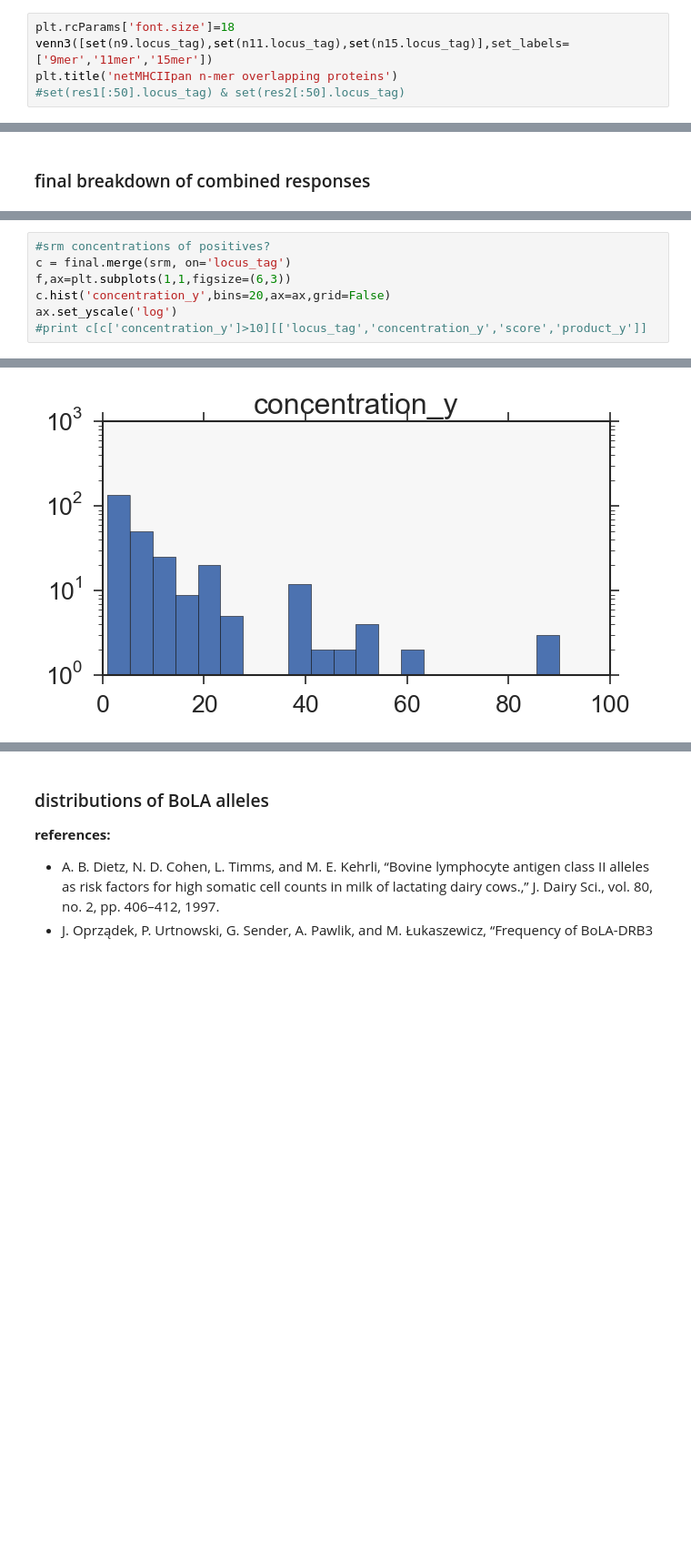
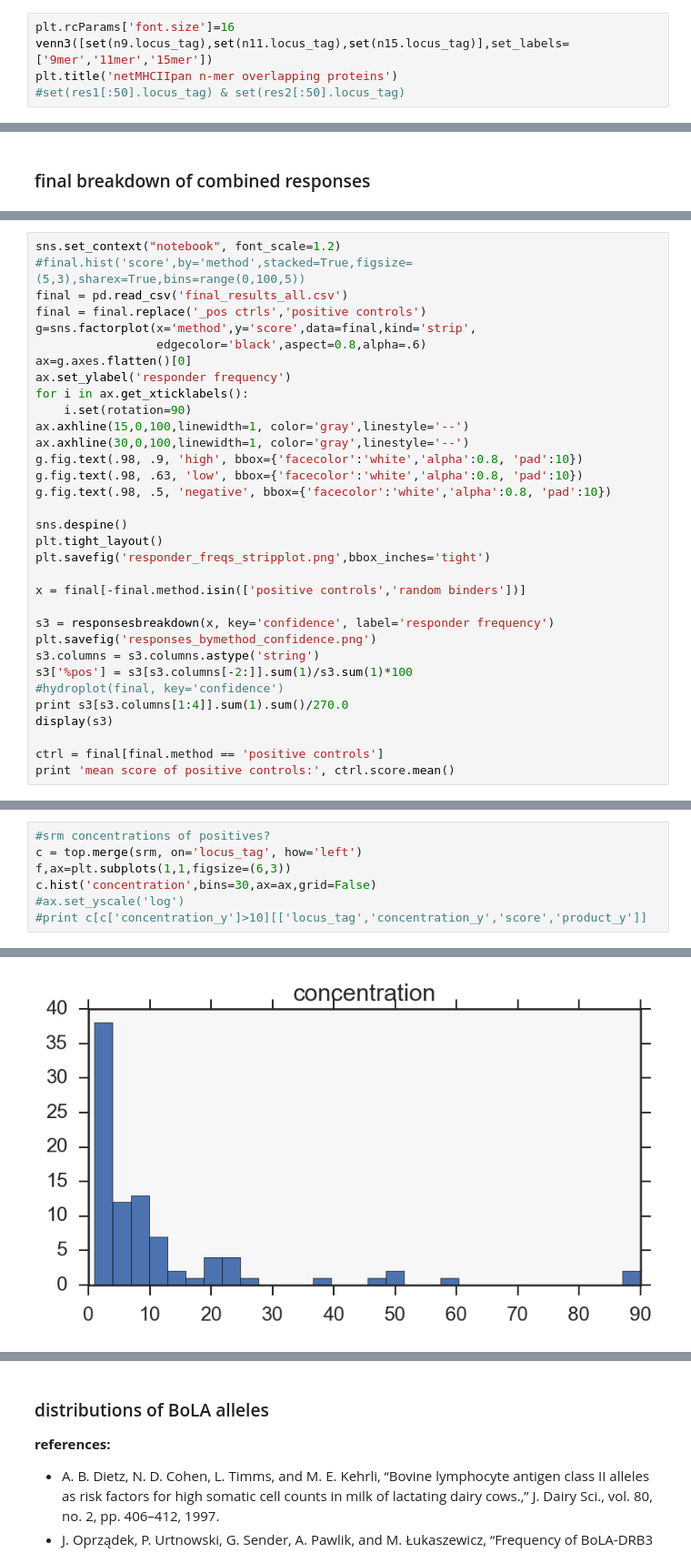
Before and after one commit to dmnfarrell/gordon-group, a Jupyter notebook: antigen-mining/mapping_results.ipynb, the cells around one changed output, grey strips where cells are left out. Shown at 91% size. Drawn from its saved outputs; the diff is of its cells as text; blank space fills up the shorter version.

```diff
--- a/antigen-mining/mapping_results.ipynb
+++ b/antigen-mining/mapping_results.ipynb
@@ -114,7 +134,7 @@ binders_MTB-H37Rv_netmhciipan_bovine_15_3.csv
 3    Rv1296   9.165        2           18    246  264  AAMTASAEYLRLLRRHNVAA   Mb1328       100
 4    Rv2715   9.000        3           17    140  157  VTKDVNIVFRLASLPMGSEA   Mb2734       100
 # %%
-plt.rcParams['font.size']=18
+plt.rcParams['font.size']=16
 venn3([set(n9.locus_tag),set(n11.locus_tag),set(n15.locus_tag)],set_labels=['9mer','11mer','15mer'])
 plt.title('netMHCIIpan n-mer overlapping proteins')
 #set(res1[:50].locus_tag) & set(res2[:50].locus_tag)
@@ -653,0 +788,33 @@ dtype: int64
+# %%
+sns.set_context("notebook", font_scale=1.2)
+#final.hist('score',by='method',stacked=True,figsize=(5,3),sharex=True,bins=range(0,100,5))
+final = pd.read_csv('final_results_all.csv')
+final = final.replace('_pos ctrls','positive controls')
+g=sns.factorplot(x='method',y='score',data=final,kind='strip',
+                 edgecolor='black',aspect=0.8,alpha=.6)
+ax=g.axes.flatten()[0]
+ax.set_ylabel('responder frequency')
+for i in ax.get_xticklabels():
+    i.set(rotation=90)
+ax.axhline(15,0,100,linewidth=1, color='gray',linestyle='--')
+ax.axhline(30,0,100,linewidth=1, color='gray',linestyle='--')
+g.fig.text(.98, .9, 'high', bbox={'facecolor':'white','alpha':0.8, 'pad':10})
+g.fig.text(.98, .63, 'low', bbox={'facecolor':'white','alpha':0.8, 'pad':10})
+g.fig.text(.98, .5, 'negative', bbox={'facecolor':'white','alpha':0.8, 'pad':10})
+
+sns.despine()
+plt.tight_layout()
+plt.savefig('responder_freqs_stripplot.png',bbox_inches='tight')
+
+x = final[-final.method.isin(['positive controls','random binders'])]
+
+s3 = responsesbreakdown(x, key='confidence', label='responder frequency')
+plt.savefig('responses_bymethod_confidence.png')
+s3.columns = s3.columns.astype('string')
+s3['%pos'] = s3[s3.columns[-2:]].sum(1)/s3.sum(1)*100
+#hydroplot(final, key='confidence')
+print s3[s3.columns[1:4]].sum(1).sum()/270.0
+display(s3)
+
+ctrl = final[final.method == 'positive controls']
+print 'mean score of positive controls:', ctrl.score.mean()
@@ -731,8 +945,8 @@ plt.savefig('vlaresults_cats.png')
 # %%
 #srm concentrations of positives?
-c = final.merge(srm, on='locus_tag')
+c = top.merge(srm, on='locus_tag', how='left')
 f,ax=plt.subplots(1,1,figsize=(6,3))
-c.hist('concentration_y',bins=20,ax=ax,grid=False)
-ax.set_yscale('log')
+c.hist('concentration',bins=30,ax=ax,grid=False)
+#ax.set_yscale('log')
 #print c[c['concentration_y']>10][['locus_tag','concentration_y','score','product_y']]
 # %% [output]
@@ -739 +954 @@ ax.set_yscale('log')
-[figure, old version]
+[figure, new version]
```
Also changed, not shown: parts of 54 cells of this notebook.
